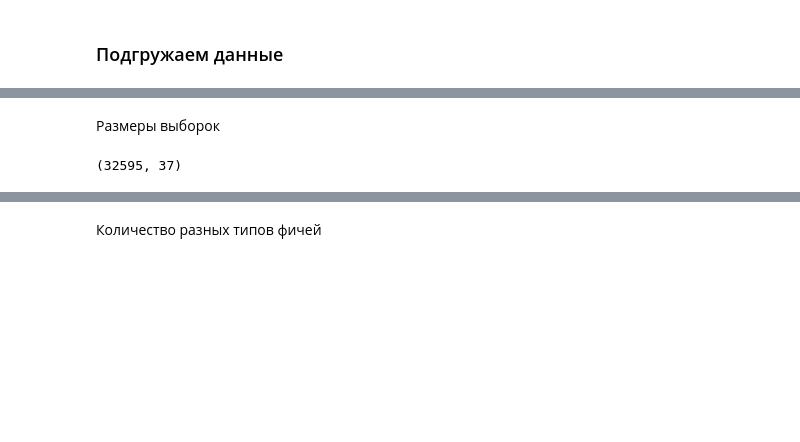
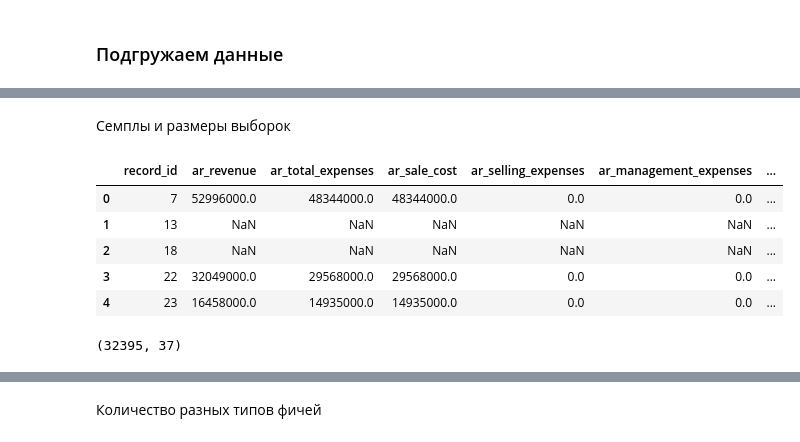
Before and after one commit to BKHV/risk_models, a Jupyter notebook: PD.ipynb, the cells around one changed output, grey strips where cells are left out. Saved outputs shown, nothing was run; the diff lists cells and outputs as text; code cells hidden in the pictures; blank space fills up the shorter version.

```diff
--- a/PD.ipynb
+++ b/PD.ipynb
@@ -24,6 +43,15 @@ df = pd.read_csv('PD-data.csv', sep=';')
-# %% [markdown]
-Размеры выборок
-# %%
-print(df.shape)
-# %% [output]
-(32595, 37)
+# %% [markdown]
+Семплы и размеры выборок
+# %%
+train_df.head()
+# %% [output]
+|  | record_id | ar_revenue | ar_total_expenses | ar_sale_cost | ar_selling_expenses | ar_management_expenses | ... |
+| 0 | 7 | 52996000.0 | 48344000.0 | 48344000.0 | 0.0 | 0.0 | ... |
+| 1 | 13 | NaN | NaN | NaN | NaN | NaN | ... |
+| 2 | 18 | NaN | NaN | NaN | NaN | NaN | ... |
+| 3 | 22 | 32049000.0 | 29568000.0 | 29568000.0 | 0.0 | 0.0 | ... |
+| 4 | 23 | 16458000.0 | 14935000.0 | 14935000.0 | 0.0 | 0.0 | ... |
+# %%
+train_df.shape
+# %% [output]
+(32395, 37)
```
Also changed, not shown: parts of 27 cells of this notebook.
